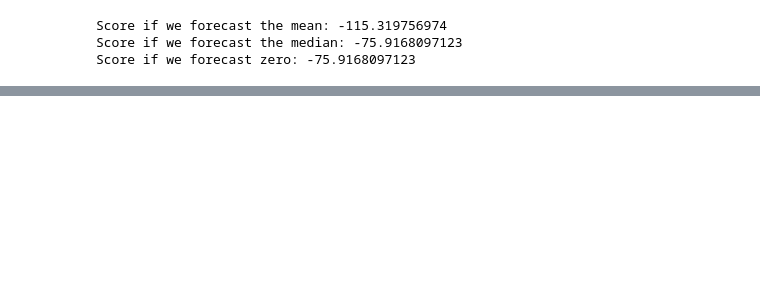
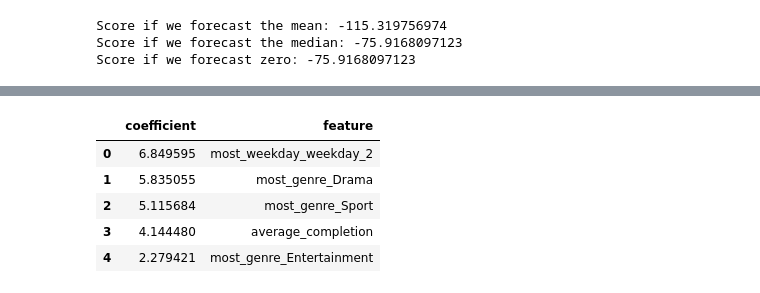
Before and after one commit to bbc/datalab-ml-training, a Jupyter notebook: iPlayerForecast_course4.ipynb, the cells around one changed output, grey strips where cells are left out. Cells and saved outputs as stored; diff of their text form; code cells hidden in the pictures; blank space fills up the shorter version.

```diff
--- a/iPlayerForecast_course4.ipynb
+++ b/iPlayerForecast_course4.ipynb
@@ -130,7 +193,7 @@ plt.show()
 # %%
 # Let's train on all data
 lin_reg=linear_model.LinearRegression()
-mod1=lin_reg.fit(features,target)
+mod1=lin_reg.fit(features[subset_features],target)
 # %%
 # In-sample error
 from sklearn.metrics import mean_absolute_error
@@ -149,0 +207,14 @@ plt.show()
+# %%
+# Let's have a look at the estimated coefficients
+coef1=pd.DataFrame(
+    {'feature': list(features[subset_features].columns),
+     'coefficient': list(mod1.coef_)
+    })
+coef1.sort_values(by='coefficient', ascending=False).reset_index(drop=True).head(5)
+# %% [output]
+|  | coefficient | feature |
+| 0 | 6.849595 | most_weekday_weekday_2 |
+| 1 | 5.835055 | most_genre_Drama |
+| 2 | 5.115684 | most_genre_Sport |
+| 3 | 4.144480 | average_completion |
+| 4 | 2.279421 | most_genre_Entertainment |
```
Also changed, not shown: parts of 39 cells of this notebook.
